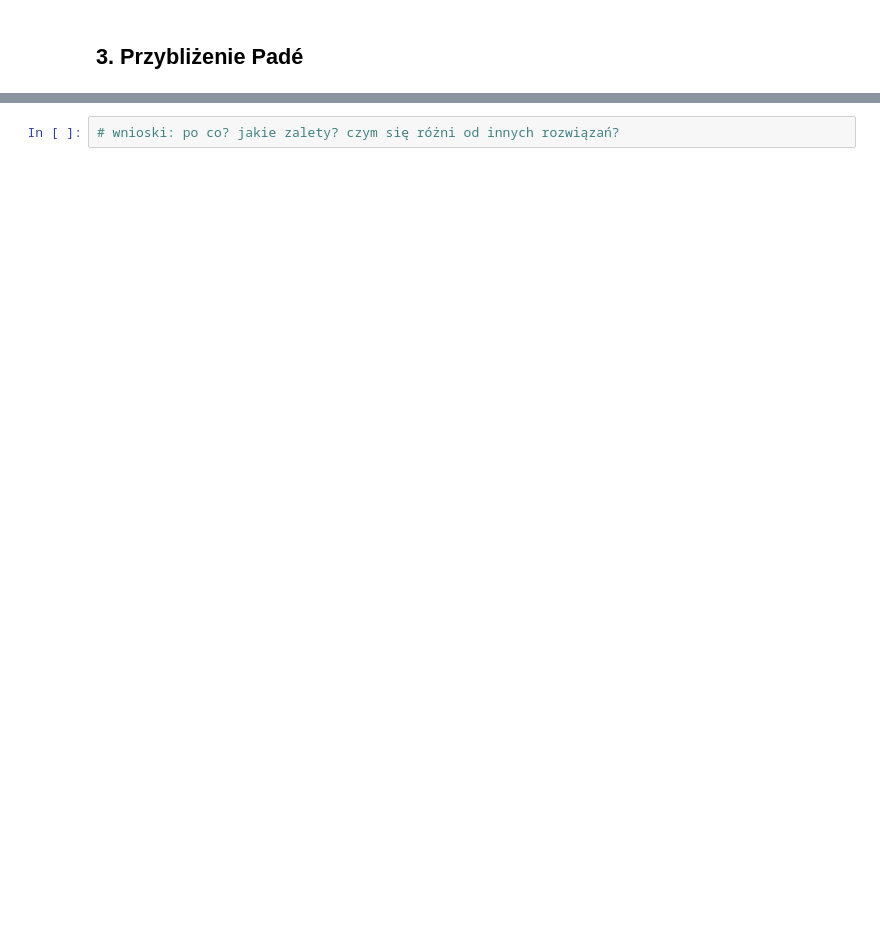
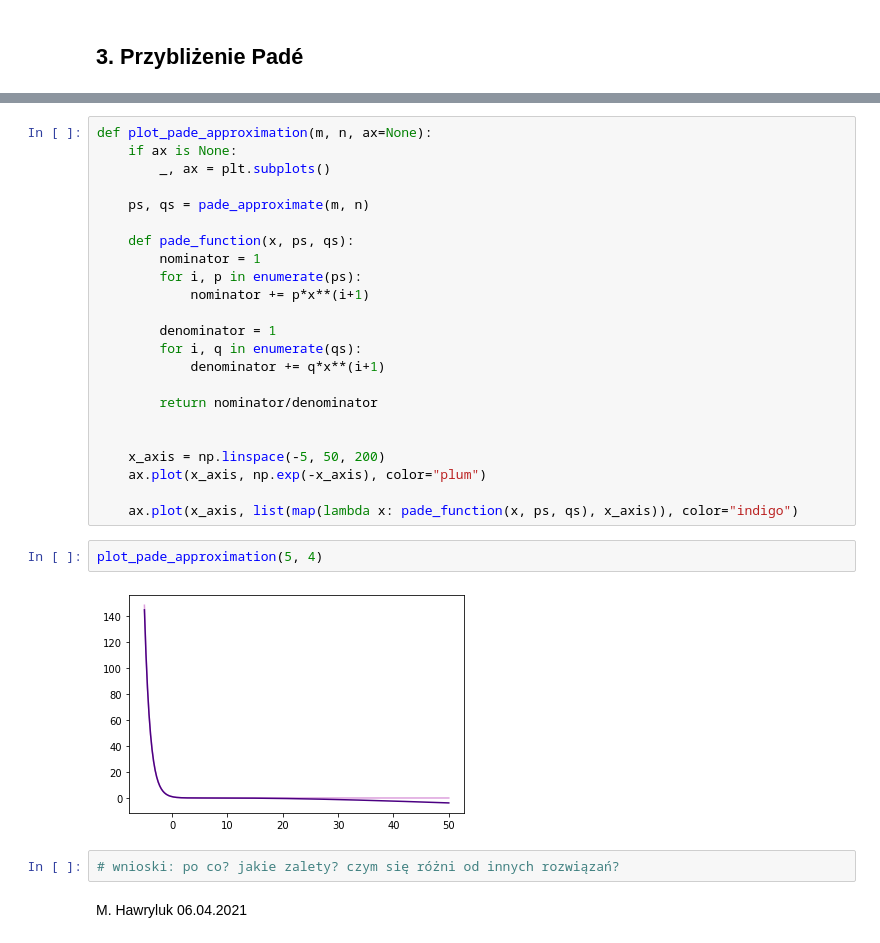
Before and after one commit to mhawryluk/mownit, a Jupyter notebook: lab3/lab3.ipynb, the cells around one changed output, grey strips where cells are left out. Cells and saved outputs as stored; diff of their text form; blank space fills up the shorter version.

```diff
--- a/lab3/lab3.ipynb
+++ b/lab3/lab3.ipynb
@@ -130,2 +217,31 @@ Po znalezieniu prostej, możemy odrzucić punkty, dla których błąd kwadratowy
+# %%
+def plot_pade_approximation(m, n, ax=None):
+    if ax is None:
+        _, ax = plt.subplots()
+
+    ps, qs = pade_approximate(m, n)
+
+    def pade_function(x, ps, qs):
+        nominator = 1
+        for i, p in enumerate(ps):
+            nominator += p*x**(i+1)
+
+        denominator = 1
+        for i, q in enumerate(qs):
+            denominator += q*x**(i+1)
+
+        return nominator/denominator
+
+
+    x_axis = np.linspace(-5, 50, 200)
+    ax.plot(x_axis, np.exp(-x_axis), color="plum")
+
+    ax.plot(x_axis, list(map(lambda x: pade_function(x, ps, qs), x_axis)), color="indigo")
+# %%
+plot_pade_approximation(5, 4)
+# %% [output]
+[figure, added]
 # %%
 # wnioski: po co? jakie zalety? czym się różni od innych rozwiązań?
+# %% [markdown]
+M. Hawryluk 06.04.2021
```
Also changed, not shown: parts of 13 cells of this notebook.
